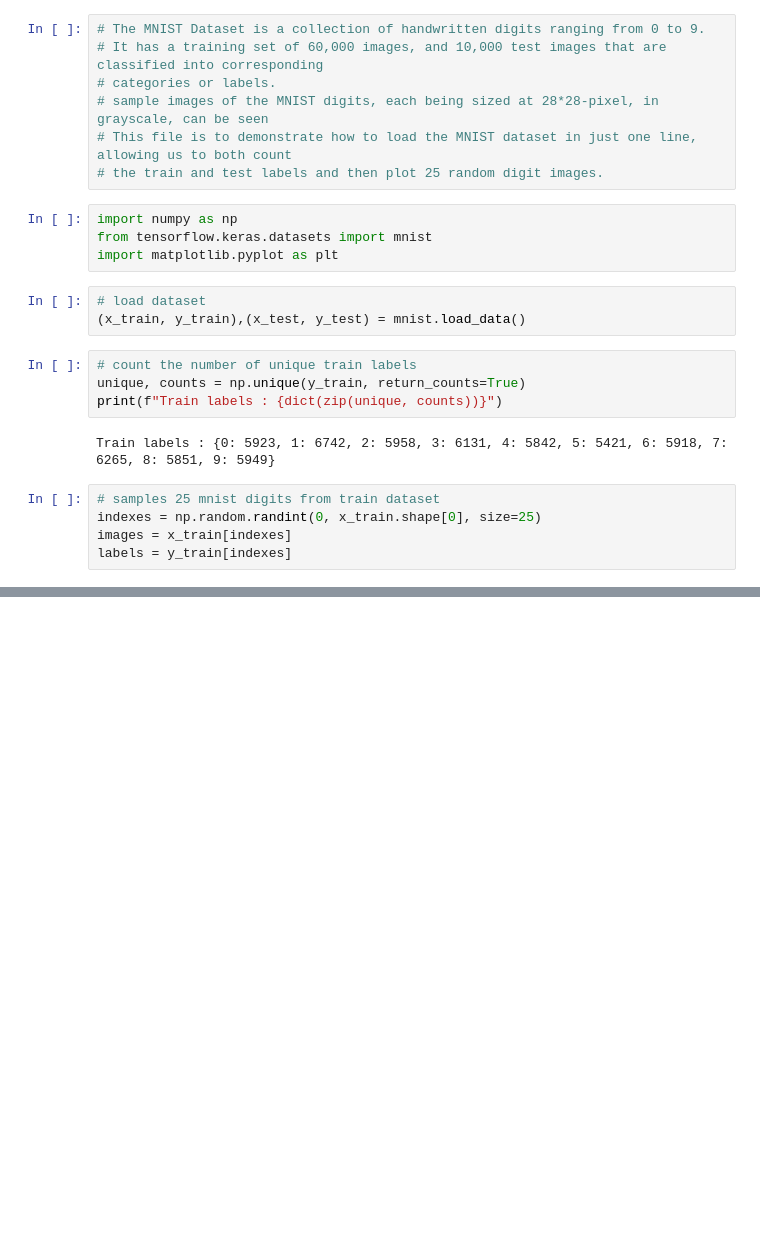
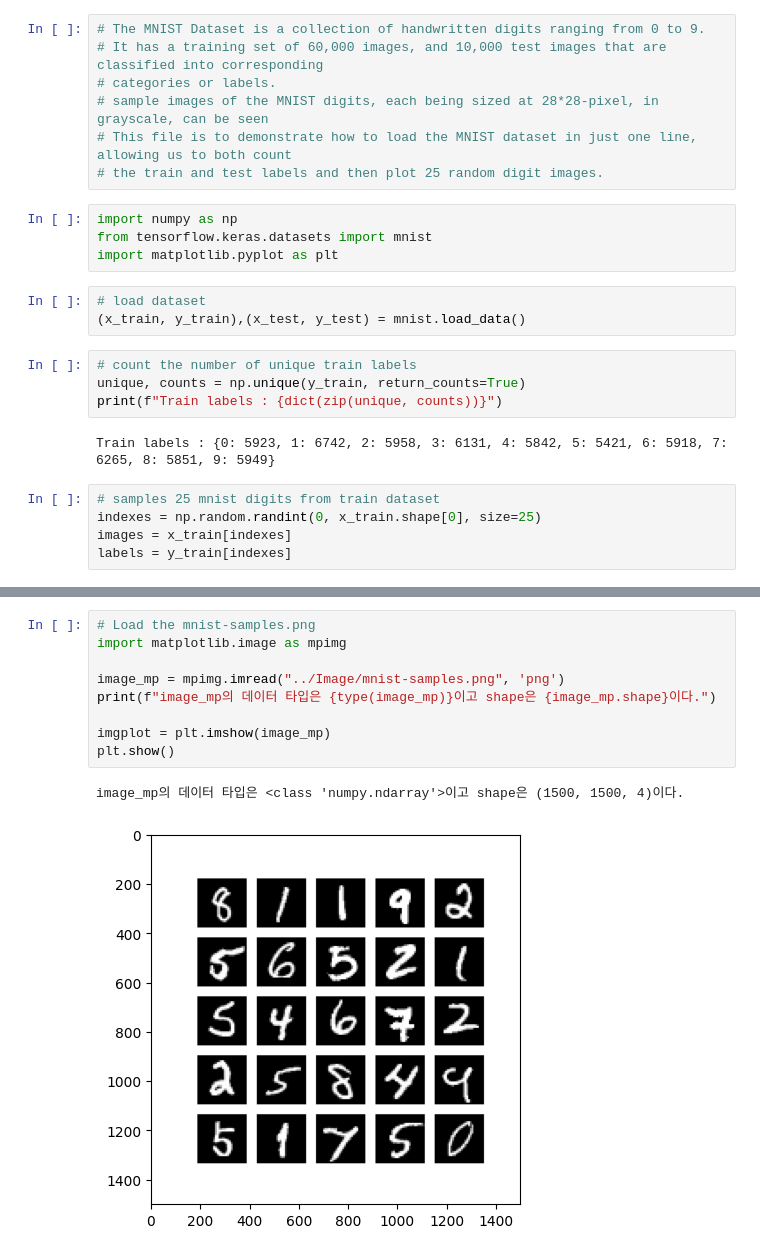
Before and after one commit to rubinkim/AdvancedDeepLearning, a Jupyter notebook: 1_3_MLP/mnist-sampler-131.ipynb, the cells around one changed output, grey strips where cells are left out. Drawn from its saved outputs; the diff is of its cells as text; blank space fills up the shorter version.

```diff
--- a/1_3_MLP/mnist-sampler-131.ipynb
+++ b/1_3_MLP/mnist-sampler-131.ipynb
@@ -39,0 +40,12 @@ plt.close('all')
+# %%
+# Load the mnist-samples.png
+import matplotlib.image as mpimg
+
+image_mp = mpimg.imread("../Image/mnist-samples.png", 'png')
+print(f"image_mp의 데이터 타입은 {type(image_mp)}이고 shape은 {image_mp.shape}이다.")
+
+imgplot = plt.imshow(image_mp)
+plt.show()
+# %% [output]
+image_mp의 데이터 타입은 <class 'numpy.ndarray'>이고 shape은 (1500, 1500, 4)이다.
+[figure, added]
```
Also changed, not shown: parts of 4 cells of this notebook, 1 other file.
